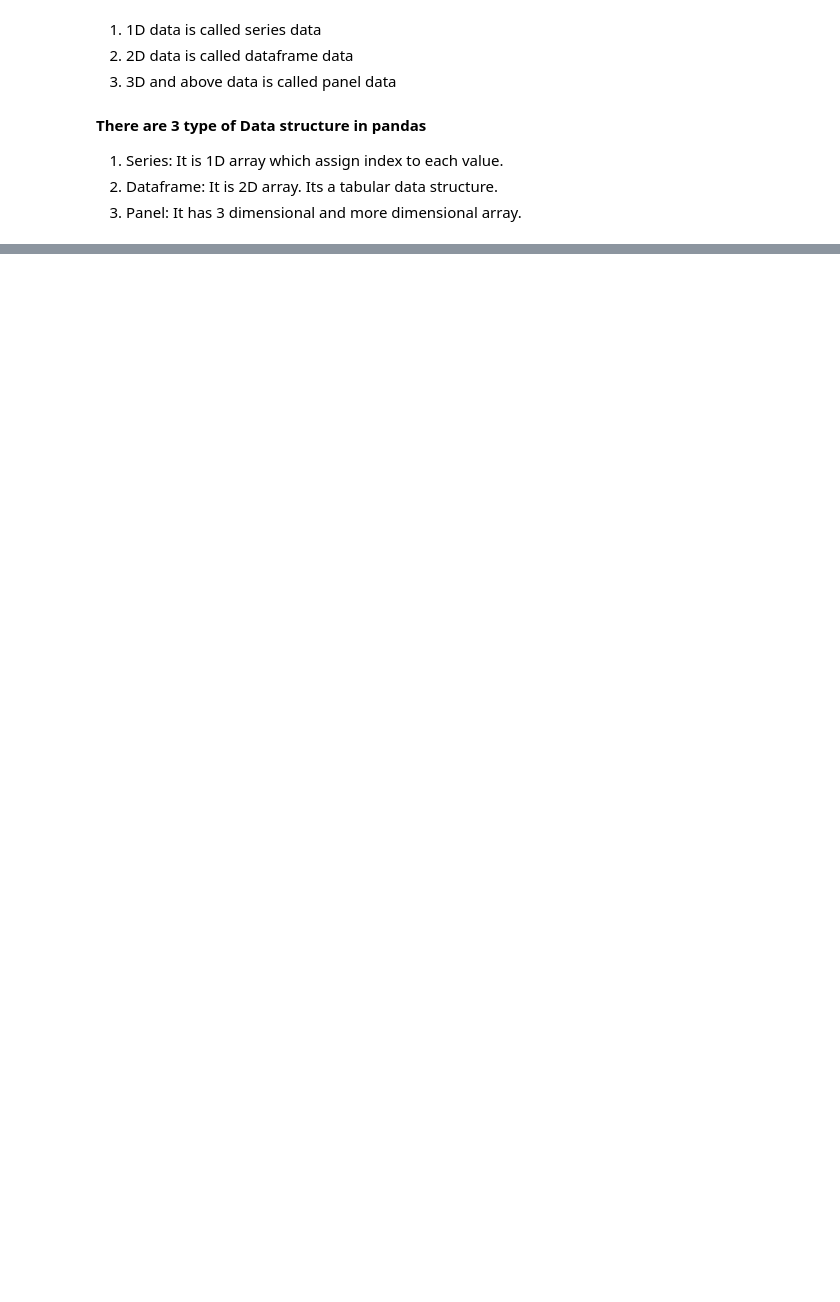
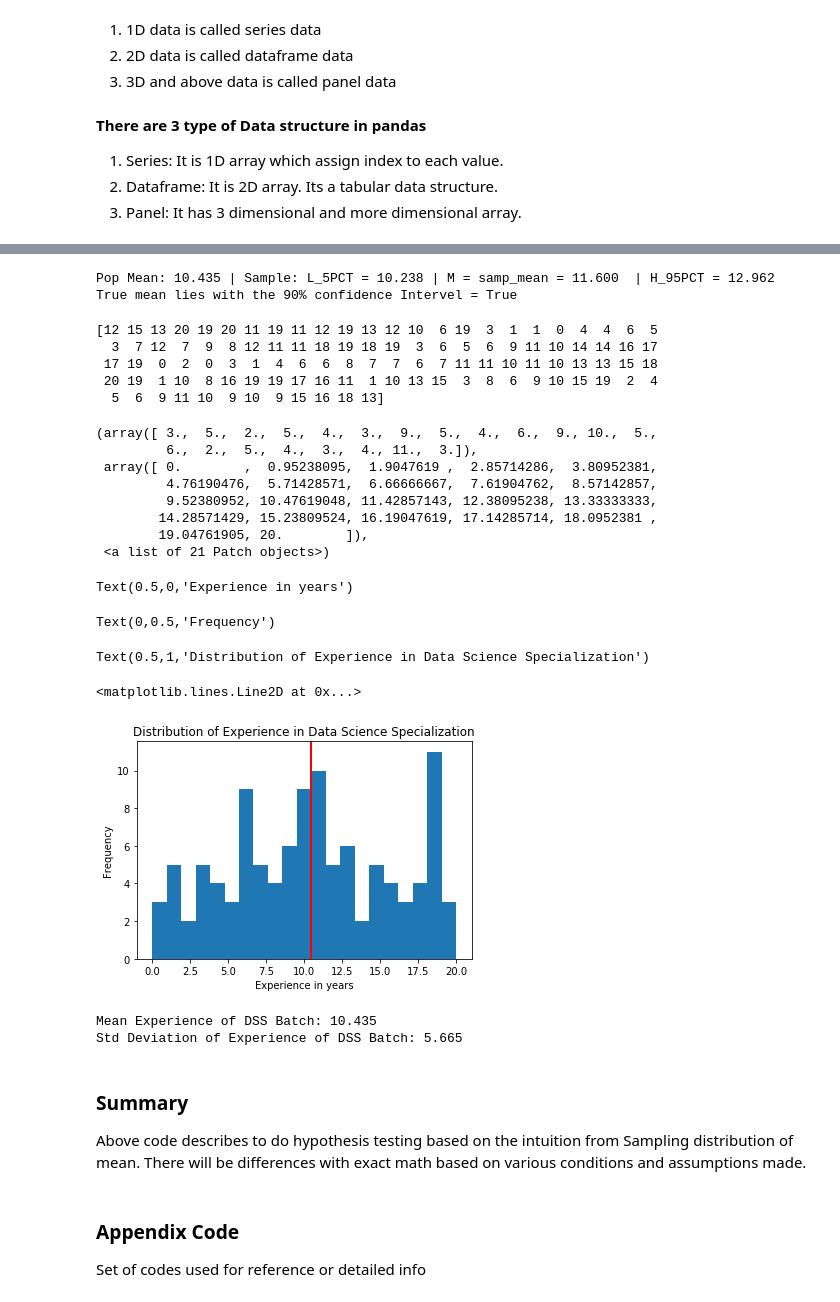
Before and after one commit to Shafin-Thiyam/UPX, a Jupyter notebook: Session/Day16_practice.ipynb, the cells around one changed output, grey strips where cells are left out. Cells and saved outputs as stored; diff of their text form; code cells hidden in the pictures; blank space fills up the shorter version.

```diff
--- a/Session/Day16_practice.ipynb
+++ b/Session/Day16_practice.ipynb
@@ -611,0 +213,64 @@ array([ 0. , 21.6,  0. ,  0. ,  0. ,  0. ,  0. ,  0. ,  0. ,  0. ,  0. ,
+# %%
+# Estimation and Confidence Interval
+#np.random.seed(100) # seed value is set to reproduce the results
+
+samp = np.random.choice(dss_exp, size = n, replace = True)
+samp_mean = samp.mean()
+samp_sd = samp.std()
+#std_ci is nothing but std error
+sd_ci = samp_sd/np.sqrt(n) #  divided by sqrt(n) is done so as to compensate for the reduction in std. dev due to sample size of n
+#1.645  is for 5 %
+samp_lower_5pct = samp_mean - 1.645 * sd_ci # Lower 90% confidence interval (This is approximate version to build intution)
+samp_upper_95pct = samp_mean + 1.645 * sd_ci # Upper 90% confidence interval (This is approximate version to build intution)
+
+print("Pop Mean: {:4.3f} | Sample: L_5PCT = {:4.3f} | M = samp_mean = {:4.3f}  | H_95PCT = {:4.3f}".format(dss_exp.mean(), samp_lower_5pct, samp_mean, samp_upper_95pct))
+
+# Checking if the population mean lies within 90% Confidence Interval (CI)
+mn_within_ci_flag = samp_mean_within_ci(dss_exp.mean(), samp_lower_5pct, samp_upper_95pct)
+print("True mean lies with the 90% confidence Intervel = {}".format(mn_within_ci_flag))
+# %% [output]
+Pop Mean: 10.435 | Sample: L_5PCT = 10.238 | M = samp_mean = 11.600  | H_95PCT = 12.962
+True mean lies with the 90% confidence Intervel = True
+# %%
+###Understanding Underlying Distribution
+# Plot the distribution of Experience
+print (dss_exp)
+plt.hist(dss_exp, range = (0,20), bins = 21)
+# Add axis labels
+plt.xlabel("Experience in years")
+plt.ylabel("Frequency")
+plt.title("Distribution of Experience in Data Science Specialization")
+plt.axvline(x=dss_exp.mean(), linewidth=2, color = 'r') # Draws the red vertical line in graph at the average experience
+plt.show();
+
+# Statistics of DSS Batch experience
+print("Mean Experience of DSS Batch: {:4.3f}".format(dss_exp.mean()))
+print("Std Deviation of Experience of DSS Batch: {:4.3f}".format(dss_exp.std()))
+# %% [output]
+[12 15 13 20 19 20 11 19 11 12 19 13 12 10  6 19  3  1  1  0  4  4  6  5
+  3  7 12  7  9  8 12 11 11 18 19 18 19  3  6  5  6  9 11 10 14 14 16 17
+ 17 19  0  2  0  3  1  4  6  6  8  7  7  6  7 11 11 10 11 10 13 13 15 18
+ 20 19  1 10  8 16 19 19 17 16 11  1 10 13 15  3  8  6  9 10 15 19  2  4
+  5  6  9 11 10  9 10  9 15 16 18 13]
+(array([ 3.,  5.,  2.,  5.,  4.,  3.,  9.,  5.,  4.,  6.,  9., 10.,  5.,
+         6.,  2.,  5.,  4.,  3.,  4., 11.,  3.]),
+ array([ 0.        ,  0.95238095,  1.9047619 ,  2.85714286,  3.80952381,
+         4.76190476,  5.71428571,  6.66666667,  7.61904762,  8.57142857,
+         9.52380952, 10.47619048, 11.42857143, 12.38095238, 13.33333333,
+        14.28571429, 15.23809524, 16.19047619, 17.14285714, 18.0952381 ,
+        19.04761905, 20.        ]),
+ <a list of 21 Patch objects>)
+Text(0.5,0,'Experience in years')
+Text(0,0.5,'Frequency')
+Text(0.5,1,'Distribution of Experience in Data Science Specialization')
+<matplotlib.lines.Line2D at 0x...>
+[figure, added]
+Mean Experience of DSS Batch: 10.435
+Std Deviation of Experience of DSS Batch: 5.665
+# %% [markdown]
+### Summary
+Above code describes to do hypothesis testing based on the intuition from Sampling distribution of mean. There will be differences with exact math based on various conditions and assumptions made.
+# %% [markdown]
+### Appendix Code
+
+Set of codes used for reference or detailed info
```
Also changed, not shown: parts of 79 cells of this notebook, 6 other files.
